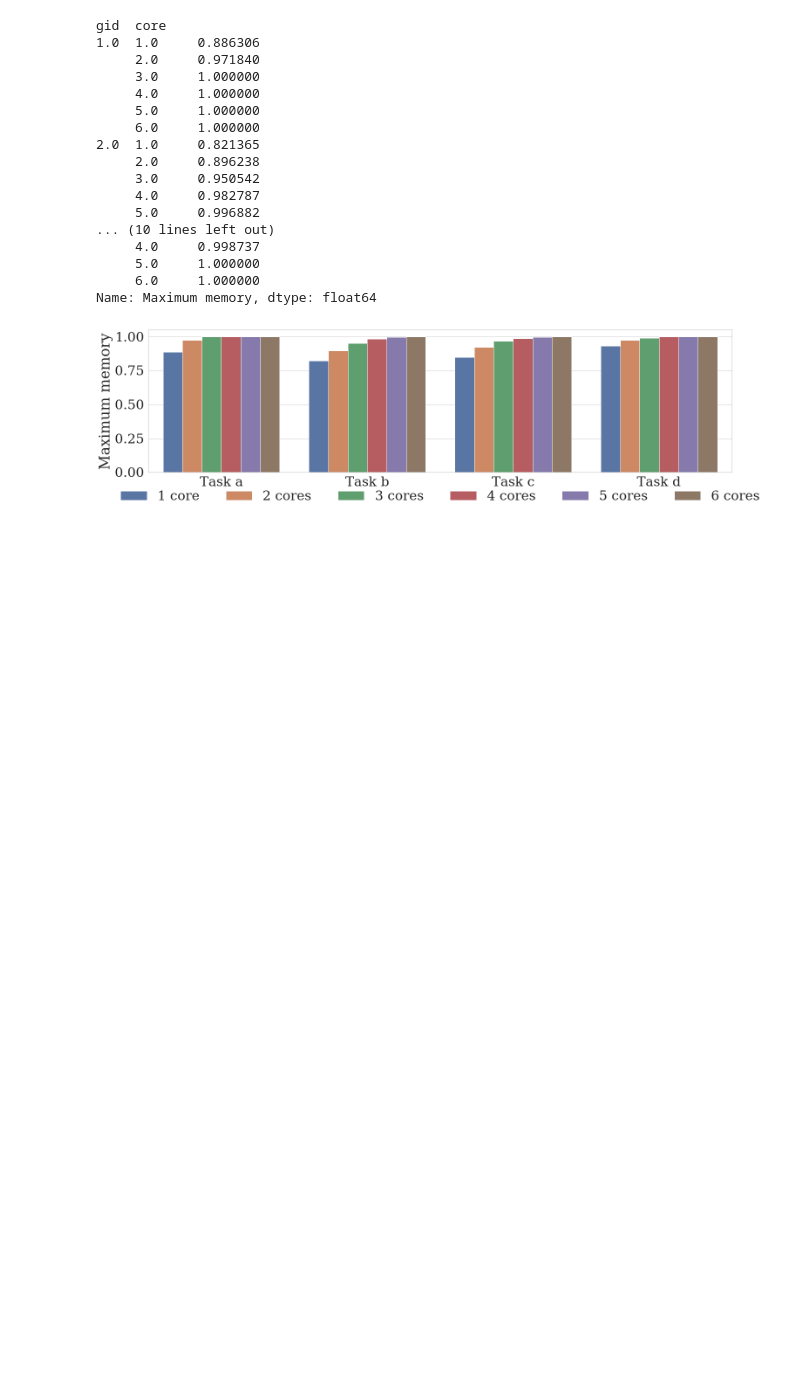
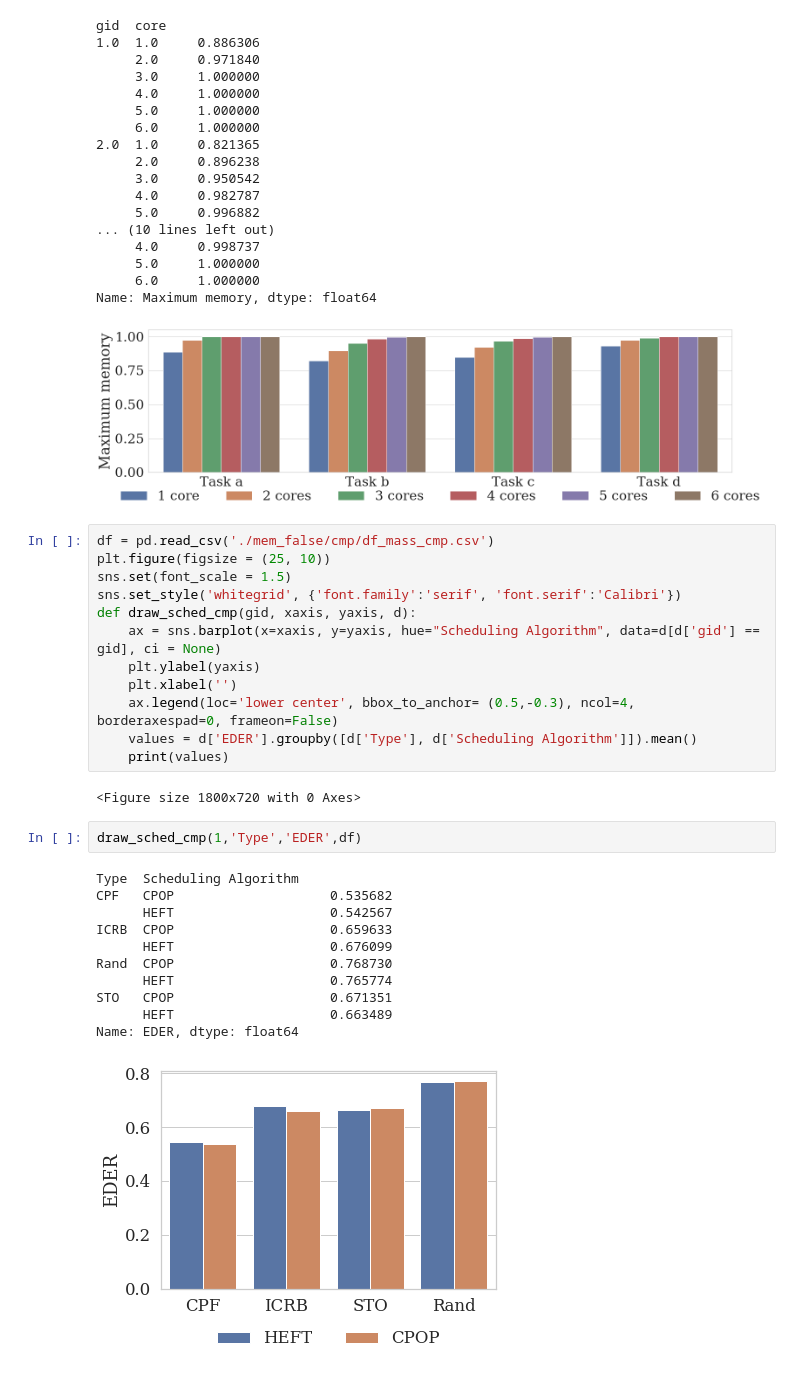
Before and after one commit to MrZhang1994/EC-framework, a Jupyter notebook: gty/src/df_results/new_notebook.ipynb, the cells around one changed output. Saved outputs shown, nothing was run; the diff lists cells and outputs as text; blank space fills up the shorter version.

Commit message:
Compare two different scheduling algorithms

```diff
--- a/gty/src/df_results/new_notebook.ipynb
+++ b/gty/src/df_results/new_notebook.ipynb
@@ -420,3 +418,31 @@ gid  core
      6.0     1.000000
 Name: Maximum memory, dtype: float64
 [figure]
+# %%
+df = pd.read_csv('./mem_false/cmp/df_mass_cmp.csv')
+plt.figure(figsize = (25, 10))
+sns.set(font_scale = 1.5)
+sns.set_style('whitegrid', {'font.family':'serif', 'font.serif':'Calibri'})
+def draw_sched_cmp(gid, xaxis, yaxis, d):
+    ax = sns.barplot(x=xaxis, y=yaxis, hue="Scheduling Algorithm", data=d[d['gid'] == gid], ci = None)
+    plt.ylabel(yaxis)
+    plt.xlabel('')
+    ax.legend(loc='lower center', bbox_to_anchor= (0.5,-0.3), ncol=4, borderaxespad=0, frameon=False)
+    values = d['EDER'].groupby([d['Type'], d['Scheduling Algorithm']]).mean()
+    print(values)
+# %% [output]
+<Figure size 1800x720 with 0 Axes>
+# %%
+draw_sched_cmp(1,'Type','EDER',df)
+# %% [output]
+Type  Scheduling Algorithm
+CPF   CPOP                    0.535682
+      HEFT                    0.542567
+ICRB  CPOP                    0.659633
+      HEFT                    0.676099
+Rand  CPOP                    0.768730
+      HEFT                    0.765774
+STO   CPOP                    0.671351
+      HEFT                    0.663489
+Name: EDER, dtype: float64
+[figure, added]
```
Also changed, not shown: parts of 5 cells of this notebook, 2 other files.
